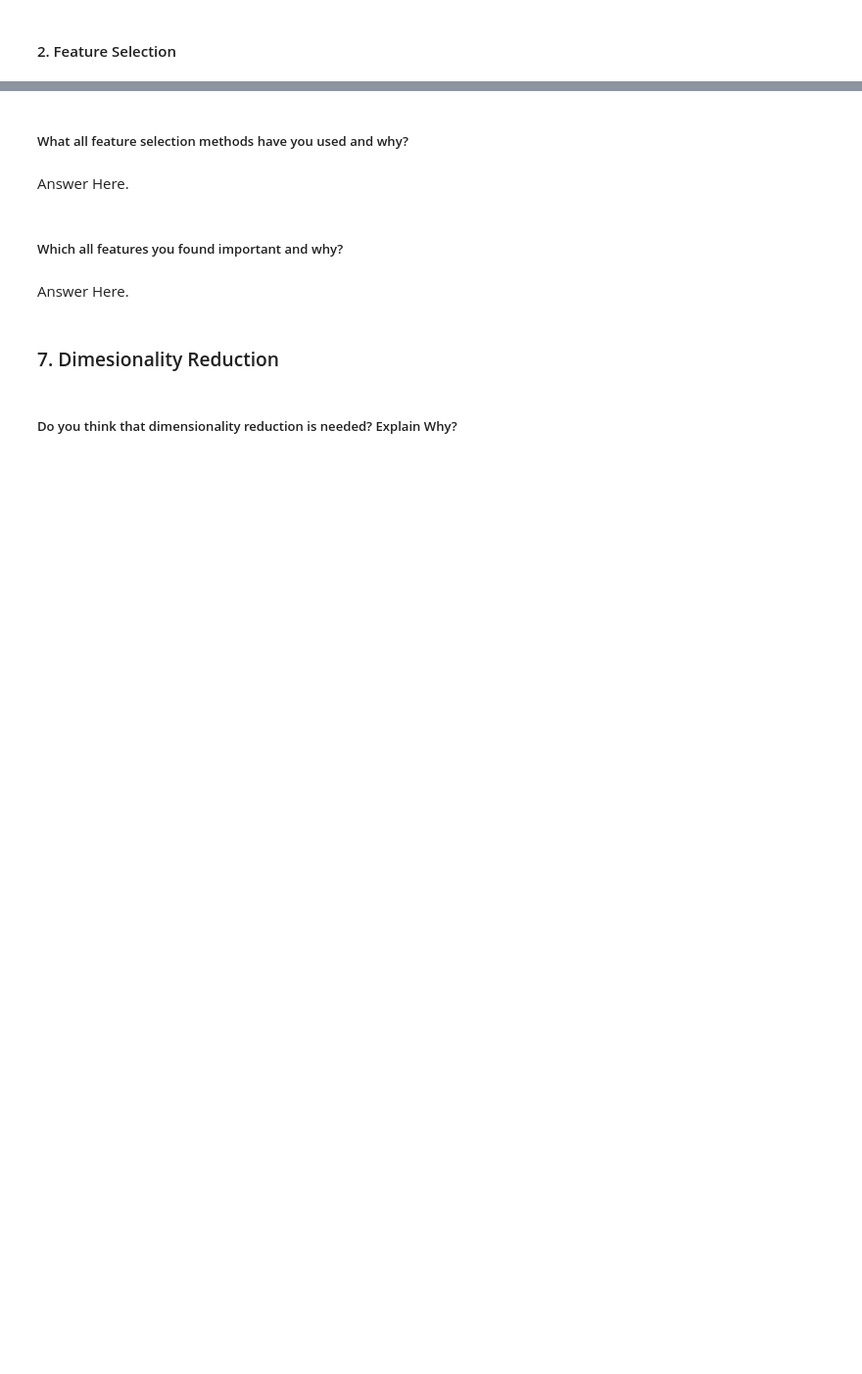
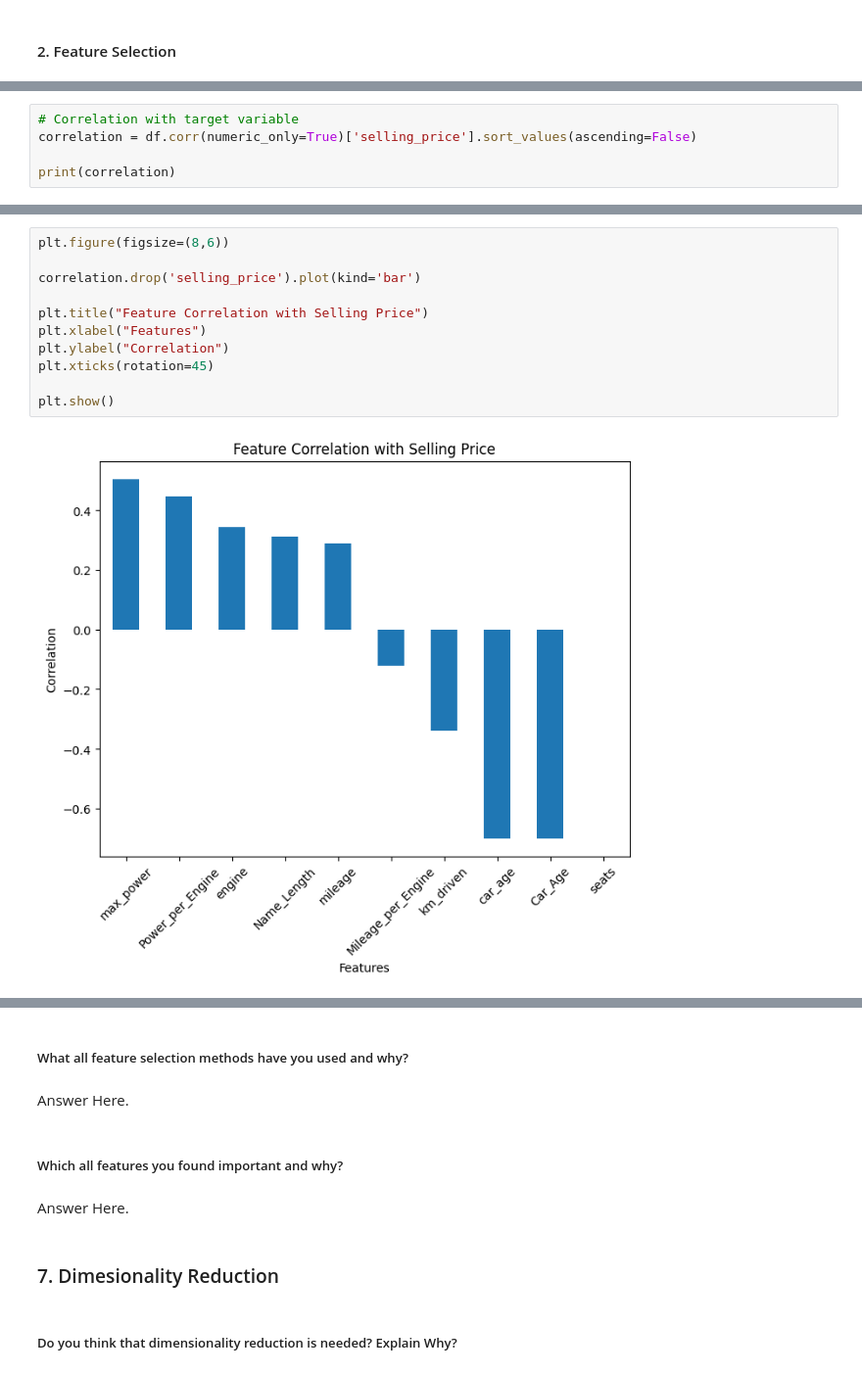
Before and after one commit to Mogatala8374/Vehicle-dataset---Complete-Dataset, a Jupyter notebook: Vehicle_Dataset_(CarDekho).ipynb, the cells around one changed output, grey strips where cells are left out. Shown at 98% size. Drawn from its saved outputs; the diff is of its cells as text; blank space fills up the shorter version.

```diff
--- a/Vehicle_Dataset_(CarDekho).ipynb
+++ b/Vehicle_Dataset_(CarDekho).ipynb
@@ -1233,0 +1331,5 @@ df['Brand'] = df['name'].str.split().str[0]
+# %%
+# Correlation with target variable
+correlation = df.corr(numeric_only=True)['selling_price'].sort_values(ascending=False)
+
+print(correlation)
@@ -1233,0 +1349,13 @@ df['Brand'] = df['name'].str.split().str[0]
+# %%
+plt.figure(figsize=(8,6))
+
+correlation.drop('selling_price').plot(kind='bar')
+
+plt.title("Feature Correlation with Selling Price")
+plt.xlabel("Features")
+plt.ylabel("Correlation")
+plt.xticks(rotation=45)
+
+plt.show()
+# %% [output]
+[figure, added]
```
Also changed, not shown: parts of 27 cells of this notebook.
